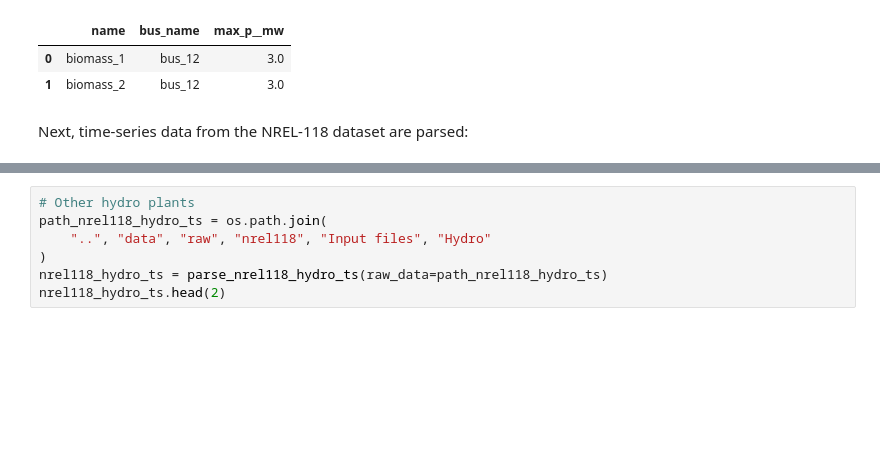
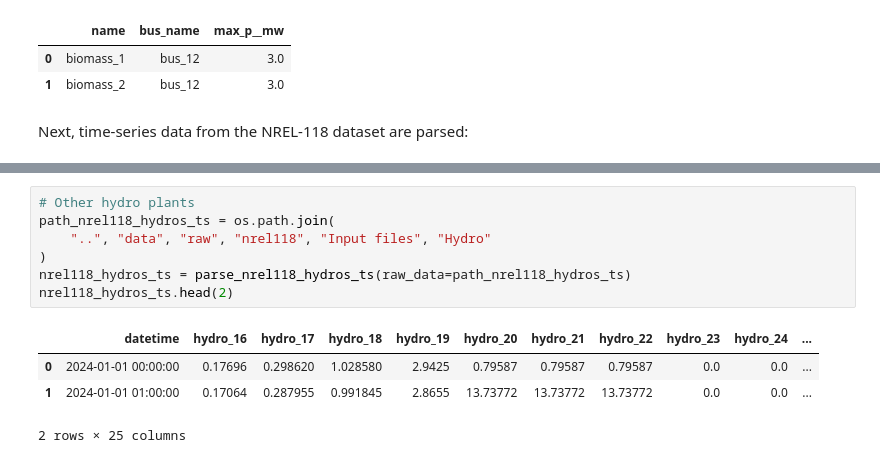
Before and after one commit to evgenytsydenov/ieee118_power_flow_data, a Jupyter notebook: notebooks/prepare_power_flow_data.ipynb, the cells around one changed output, grey strips where cells are left out. Cells and saved outputs as stored; diff of their text form; blank space fills up the shorter version.

```diff
--- a/notebooks/prepare_power_flow_data.ipynb
+++ b/notebooks/prepare_power_flow_data.ipynb
@@ -231,10 +231,15 @@ nrel118_hydros_nondisp_ts.head(2)
 | 1 | 2024-10-01 | hydro_36 | 0.43 |
 # %%
 # Other hydro plants
-path_nrel118_hydro_ts = os.path.join(
+path_nrel118_hydros_ts = os.path.join(
     "..", "data", "raw", "nrel118", "Input files", "Hydro"
 )
-nrel118_hydro_ts = parse_nrel118_hydro_ts(raw_data=path_nrel118_hydro_ts)
-nrel118_hydro_ts.head(2)
+nrel118_hydros_ts = parse_nrel118_hydros_ts(raw_data=path_nrel118_hydros_ts)
+nrel118_hydros_ts.head(2)
+# %% [output]
+|  | datetime | hydro_16 | hydro_17 | hydro_18 | hydro_19 | hydro_20 | hydro_21 | hydro_22 | hydro_23 | hydro_24 | ... |
+| 0 | 2024-01-01 00:00:00 | 0.17696 | 0.298620 | 1.028580 | 2.9425 | 0.79587 | 0.79587 | 0.79587 | 0.0 | 0.0 | ... |
+| 1 | 2024-01-01 01:00:00 | 0.17064 | 0.287955 | 0.991845 | 2.8655 | 13.73772 | 13.73772 | 13.73772 | 0.0 | 0.0 | ... |
+2 rows × 25 columns
 # %%
 # Solar plants
```
Also changed, not shown: parts of 7 cells of this notebook, 12 other files.
